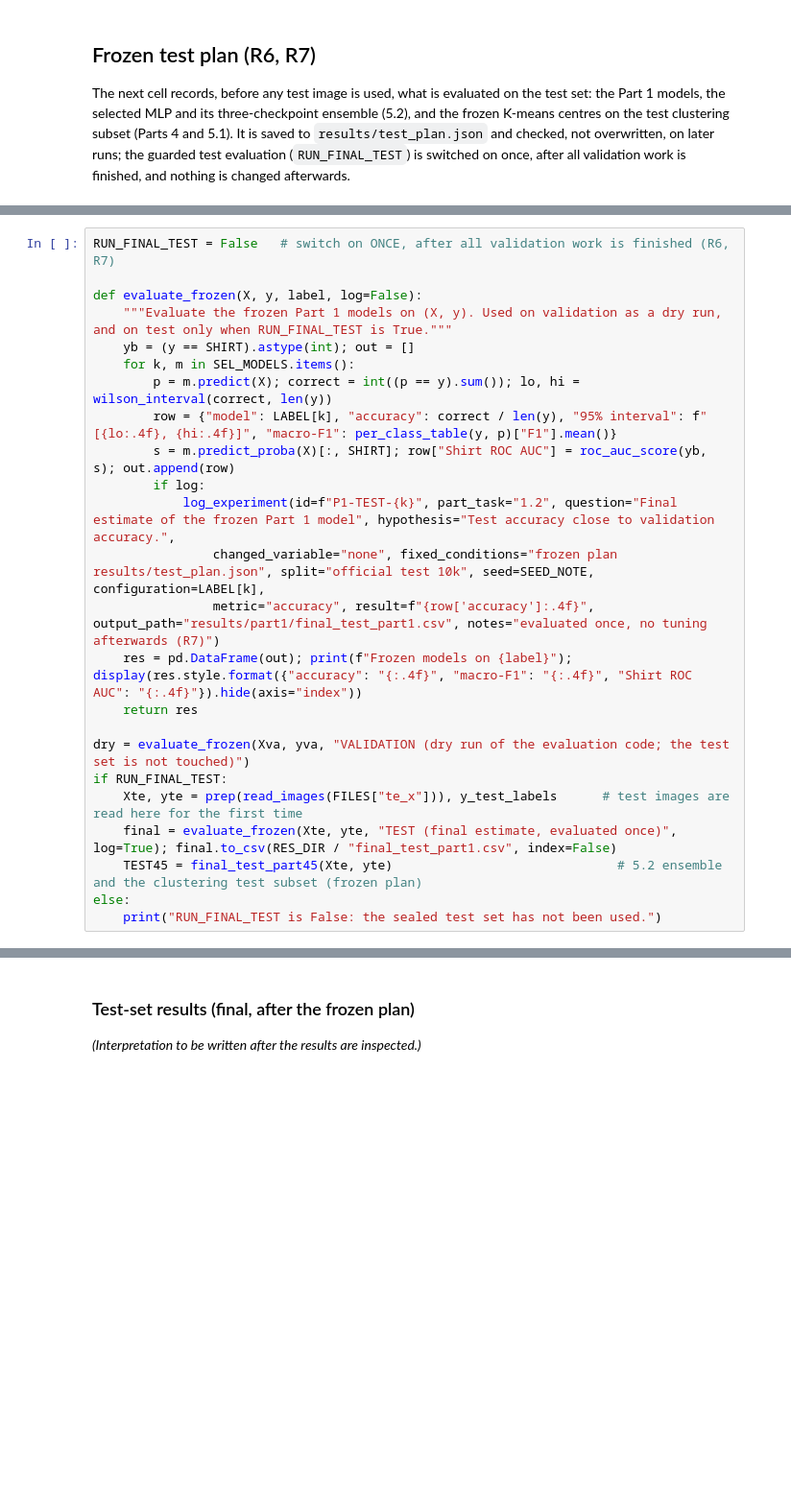
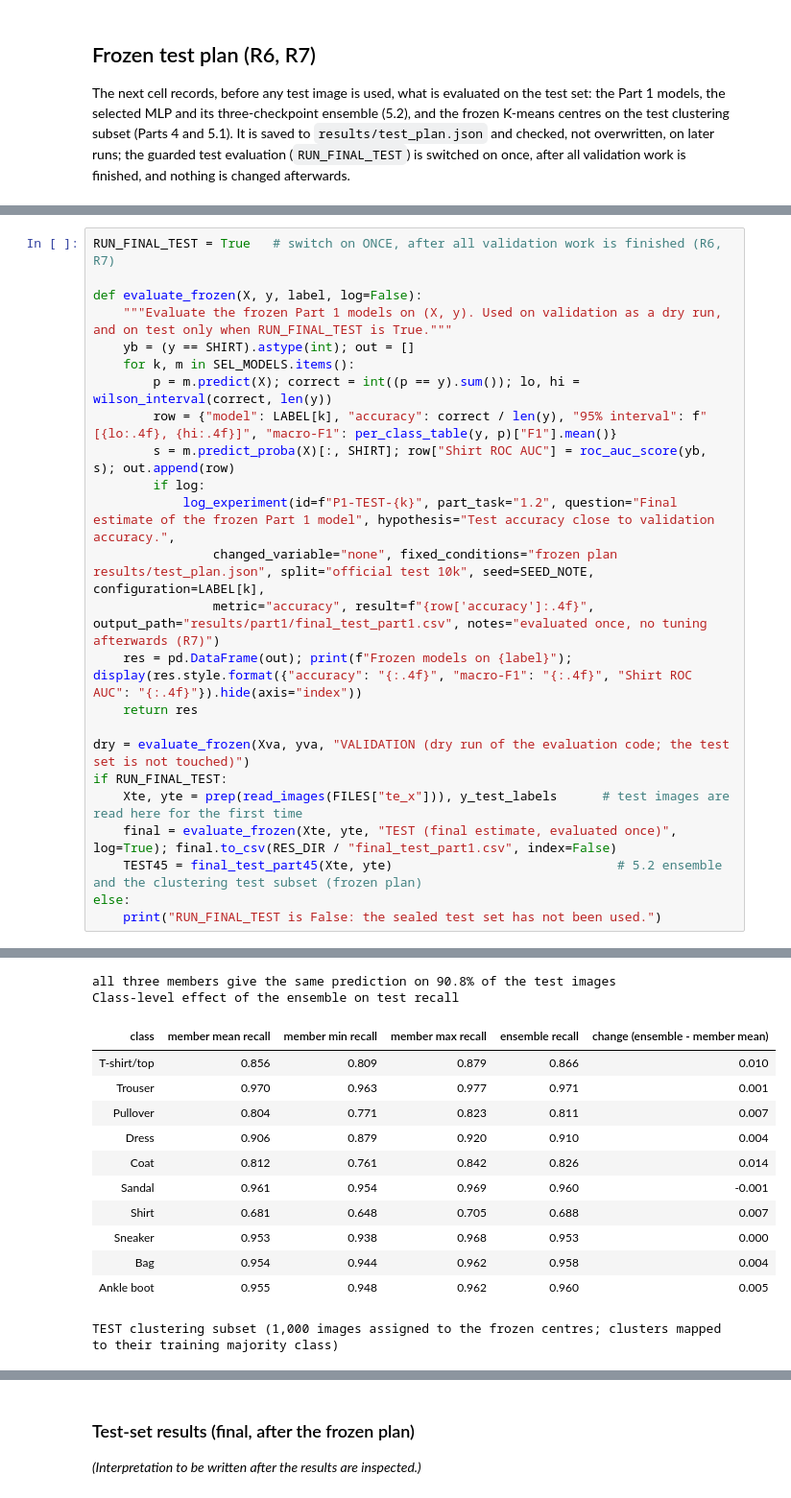
Before and after one commit to gulcinomercik/ecs708-fashion-mnist, a Jupyter notebook: ecs708_fashion_mnist.ipynb, the cells around one changed output, grey strips where cells are left out. Shown at 96% size. Drawn from its saved outputs; the diff is of its cells as text; blank space fills up the shorter version.

```diff
--- a/ecs708_fashion_mnist.ipynb
+++ b/ecs708_fashion_mnist.ipynb
@@ -1604,7 +1630,7 @@ Test plan written (frozen).
   }
 }
 # %%
-RUN_FINAL_TEST = False   # switch on ONCE, after all validation work is finished (R6, R7)
+RUN_FINAL_TEST = True   # switch on ONCE, after all validation work is finished (R6, R7)
 
 def evaluate_frozen(X, y, label, log=False):
     """Evaluate the frozen Part 1 models on (X, y). Used on validation as a dry run, and on test only when RUN_FINAL_TEST is True."""
@@ -1636,0 +1673,14 @@ RUN_FINAL_TEST is False: the sealed test set has not been used.
+all three members give the same prediction on 90.8% of the test images
+Class-level effect of the ensemble on test recall
+| class | member mean recall | member min recall | member max recall | ensemble recall | change (ensemble - member mean) |
+| T-shirt/top | 0.856 | 0.809 | 0.879 | 0.866 | 0.010 |
+| Trouser | 0.970 | 0.963 | 0.977 | 0.971 | 0.001 |
+| Pullover | 0.804 | 0.771 | 0.823 | 0.811 | 0.007 |
+| Dress | 0.906 | 0.879 | 0.920 | 0.910 | 0.004 |
+| Coat | 0.812 | 0.761 | 0.842 | 0.826 | 0.014 |
+| Sandal | 0.961 | 0.954 | 0.969 | 0.960 | -0.001 |
+| Shirt | 0.681 | 0.648 | 0.705 | 0.688 | 0.007 |
+| Sneaker | 0.953 | 0.938 | 0.968 | 0.953 | 0.000 |
+| Bag | 0.954 | 0.944 | 0.962 | 0.958 | 0.004 |
+| Ankle boot | 0.955 | 0.948 | 0.962 | 0.960 | 0.005 |
+TEST clustering subset (1,000 images assigned to the frozen centres; clusters mapped to their training majority class)
```
Also changed, not shown: parts of 9 cells of this notebook, 12 other files.
